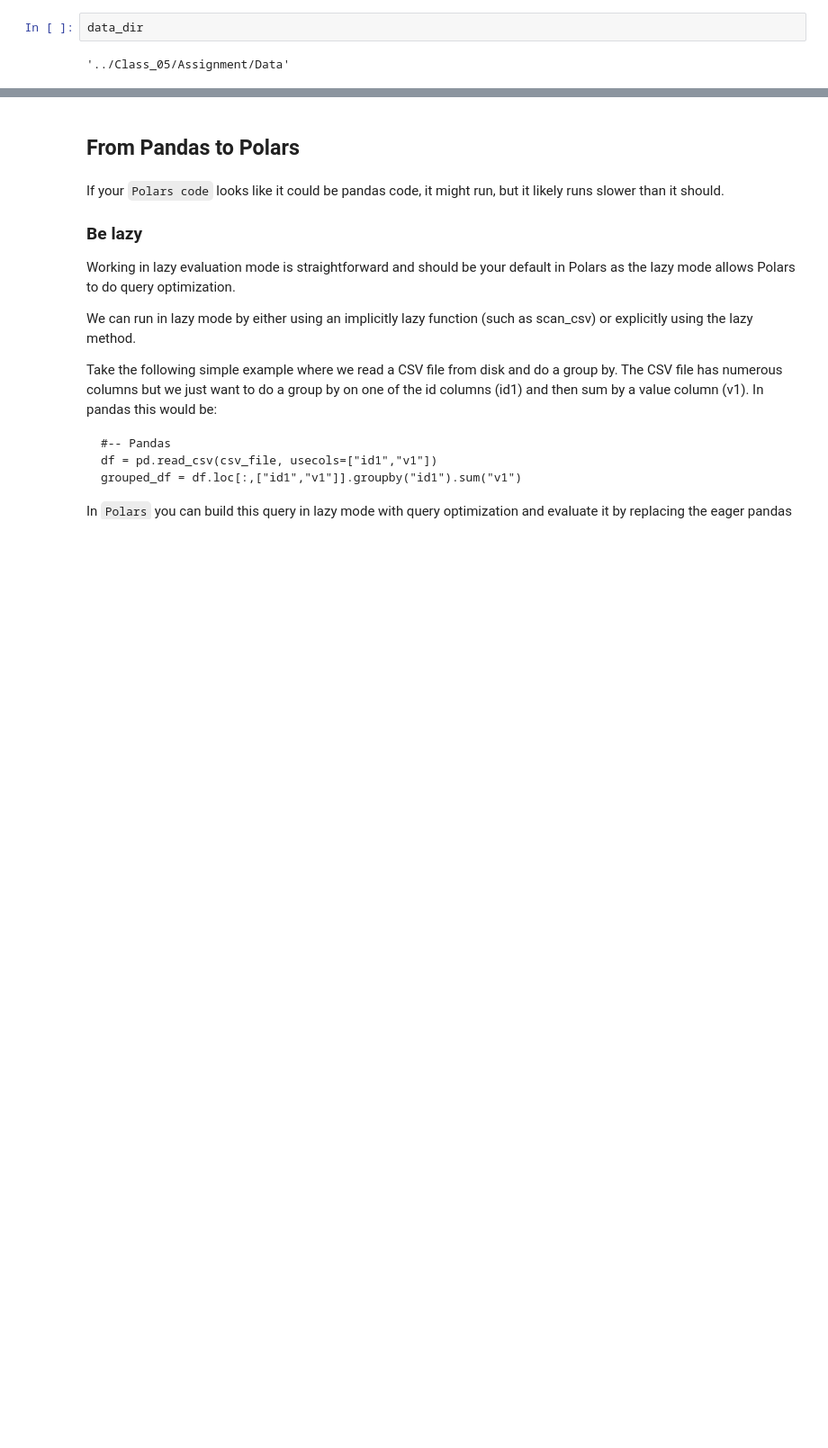
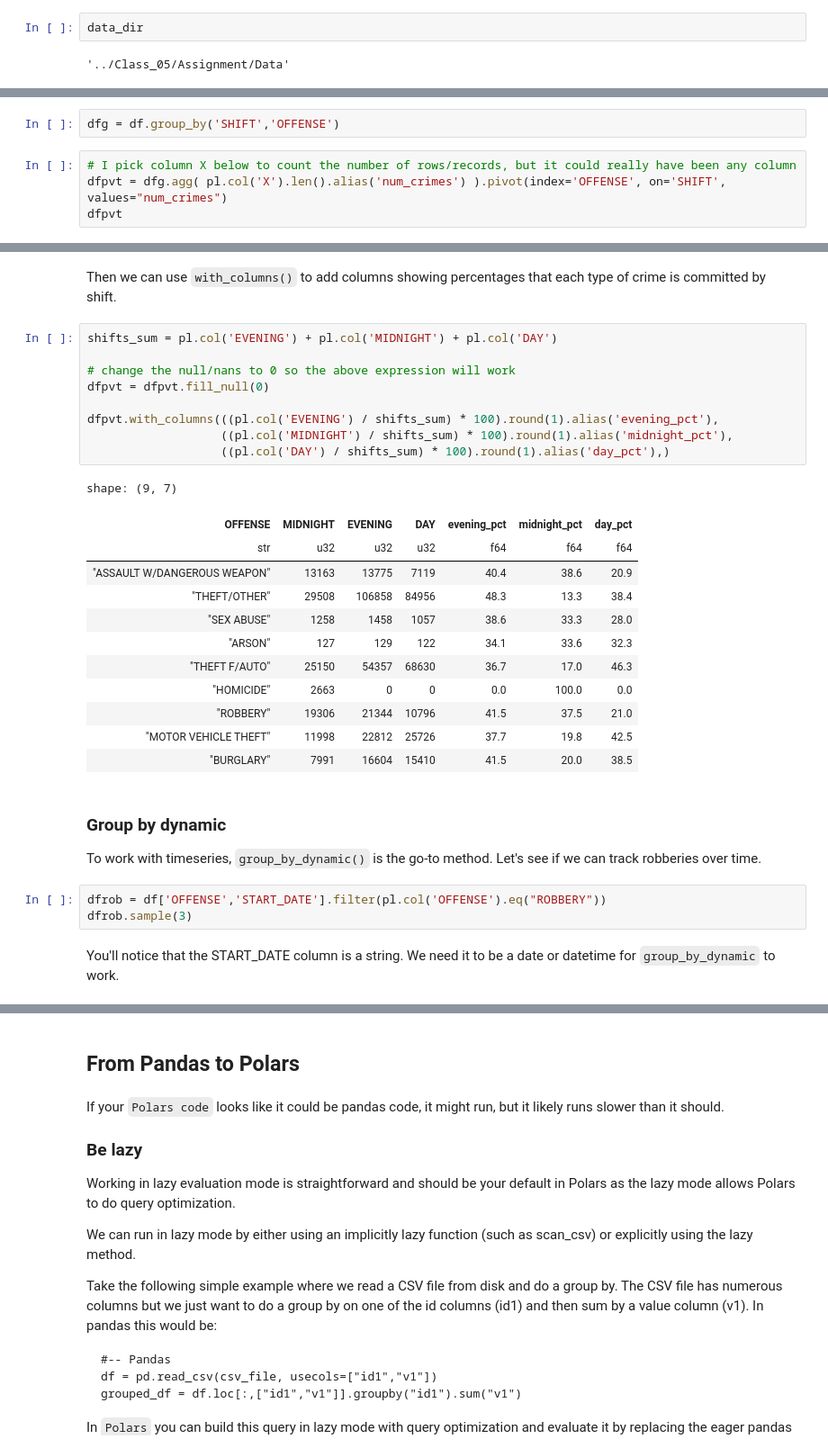
Before and after one commit to nebachadnassar/GWU-DNSC-4211, a Jupyter notebook: public/Class_07/Class_07.ipynb, the cells around one changed output, grey strips where cells are left out. Shown at 90% size. Cells and saved outputs as stored; diff of their text form; blank space fills up the shorter version.

```diff
--- a/public/Class_07/Class_07.ipynb
+++ b/public/Class_07/Class_07.ipynb
@@ -468,0 +456,6 @@ shape: (106_858, 25)
+# %%
+dfg = df.group_by('SHIFT','OFFENSE')
+# %%
+# I pick column X below to count the number of rows/records, but it could really have been any column
+dfpvt = dfg.agg( pl.col('X').len().alias('num_crimes') ).pivot(index='OFFENSE', on='SHIFT', values="num_crimes")
+dfpvt
@@ -468,0 +475,33 @@ shape: (106_858, 25)
+# %% [markdown]
+Then we can use `with_columns()` to add columns showing percentages that each type of crime is committed by shift.
+# %%
+shifts_sum = pl.col('EVENING') + pl.col('MIDNIGHT') + pl.col('DAY')
+
+# change the null/nans to 0 so the above expression will work
+dfpvt = dfpvt.fill_null(0)
+
+dfpvt.with_columns(((pl.col('EVENING') / shifts_sum) * 100).round(1).alias('evening_pct'),
+                   ((pl.col('MIDNIGHT') / shifts_sum) * 100).round(1).alias('midnight_pct'),
+                   ((pl.col('DAY') / shifts_sum) * 100).round(1).alias('day_pct'),)
+# %% [output]
+shape: (9, 7)
+| OFFENSE | MIDNIGHT | EVENING | DAY | evening_pct | midnight_pct | day_pct |
+| str | u32 | u32 | u32 | f64 | f64 | f64 |
+| "ASSAULT W/DANGEROUS WEAPON" | 13163 | 13775 | 7119 | 40.4 | 38.6 | 20.9 |
+| "THEFT/OTHER" | 29508 | 106858 | 84956 | 48.3 | 13.3 | 38.4 |
+| "SEX ABUSE" | 1258 | 1458 | 1057 | 38.6 | 33.3 | 28.0 |
+| "ARSON" | 127 | 129 | 122 | 34.1 | 33.6 | 32.3 |
+| "THEFT F/AUTO" | 25150 | 54357 | 68630 | 36.7 | 17.0 | 46.3 |
+| "HOMICIDE" | 2663 | 0 | 0 | 0.0 | 100.0 | 0.0 |
+| "ROBBERY" | 19306 | 21344 | 10796 | 41.5 | 37.5 | 21.0 |
+| "MOTOR VEHICLE THEFT" | 11998 | 22812 | 25726 | 37.7 | 19.8 | 42.5 |
+| "BURGLARY" | 7991 | 16604 | 15410 | 41.5 | 20.0 | 38.5 |
+# %% [markdown]
+### Group by dynamic
+
+To work with timeseries, `group_by_dynamic()` is the go-to method. Let's see if we can track robberies over time.
+# %%
+dfrob = df['OFFENSE','START_DATE'].filter(pl.col('OFFENSE').eq("ROBBERY"))
+dfrob.sample(3)
+# %% [markdown]
+You'll notice that the START_DATE column is a string. We need it to be a date or datetime for `group_by_dynamic` to work.
```
Also changed, not shown: parts of 55 cells of this notebook.
